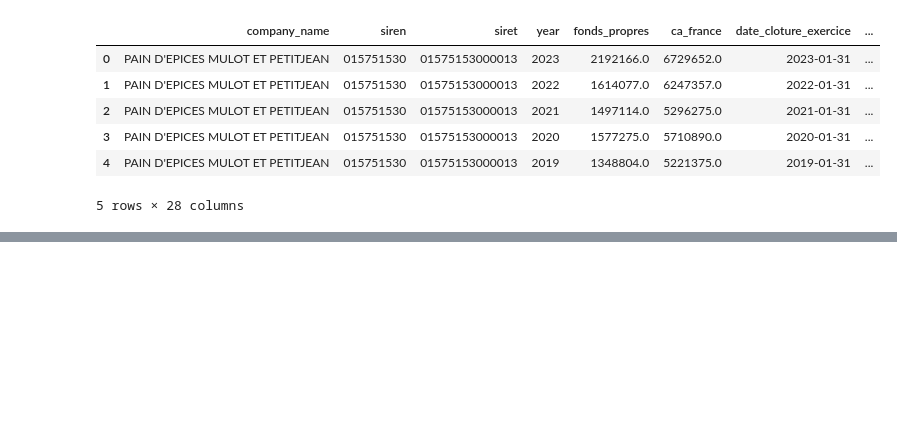
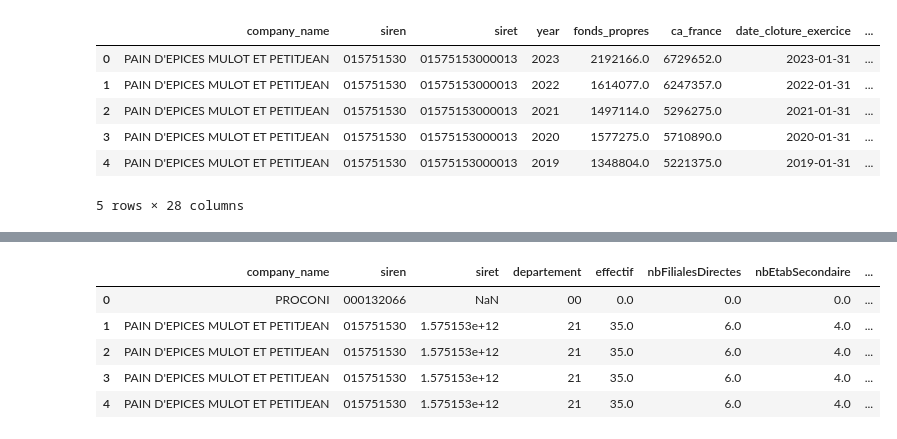
Before and after one commit to dev-labarre/ose-main, a Jupyter notebook: notebooks/knn_topdrop.ipynb, the cells around one changed output, grey strips where cells are left out. Drawn from its saved outputs; the diff is of its cells as text; code cells hidden in the pictures; blank space fills up the shorter version.

```diff
--- a/notebooks/knn_topdrop.ipynb
+++ b/notebooks/knn_topdrop.ipynb
@@ -330,0 +417,9 @@ Columns: ['company_name', 'siren', 'siret', 'year', 'fonds_propres', 'ca_france'
+# %%
+df_merged.head()
+# %% [output]
+|  | company_name | siren | siret | departement | effectif | nbFilialesDirectes | nbEtabSecondaire | ... |
+| 0 | PROCONI | 000132066 | NaN | 00 | 0.0 | 0.0 | 0.0 | ... |
+| 1 | PAIN D'EPICES MULOT ET PETITJEAN | 015751530 | 1.575153e+12 | 21 | 35.0 | 6.0 | 4.0 | ... |
+| 2 | PAIN D'EPICES MULOT ET PETITJEAN | 015751530 | 1.575153e+12 | 21 | 35.0 | 6.0 | 4.0 | ... |
+| 3 | PAIN D'EPICES MULOT ET PETITJEAN | 015751530 | 1.575153e+12 | 21 | 35.0 | 6.0 | 4.0 | ... |
+| 4 | PAIN D'EPICES MULOT ET PETITJEAN | 015751530 | 1.575153e+12 | 21 | 35.0 | 6.0 | 4.0 | ... |
```
Also changed, not shown: parts of 11 cells of this notebook.
